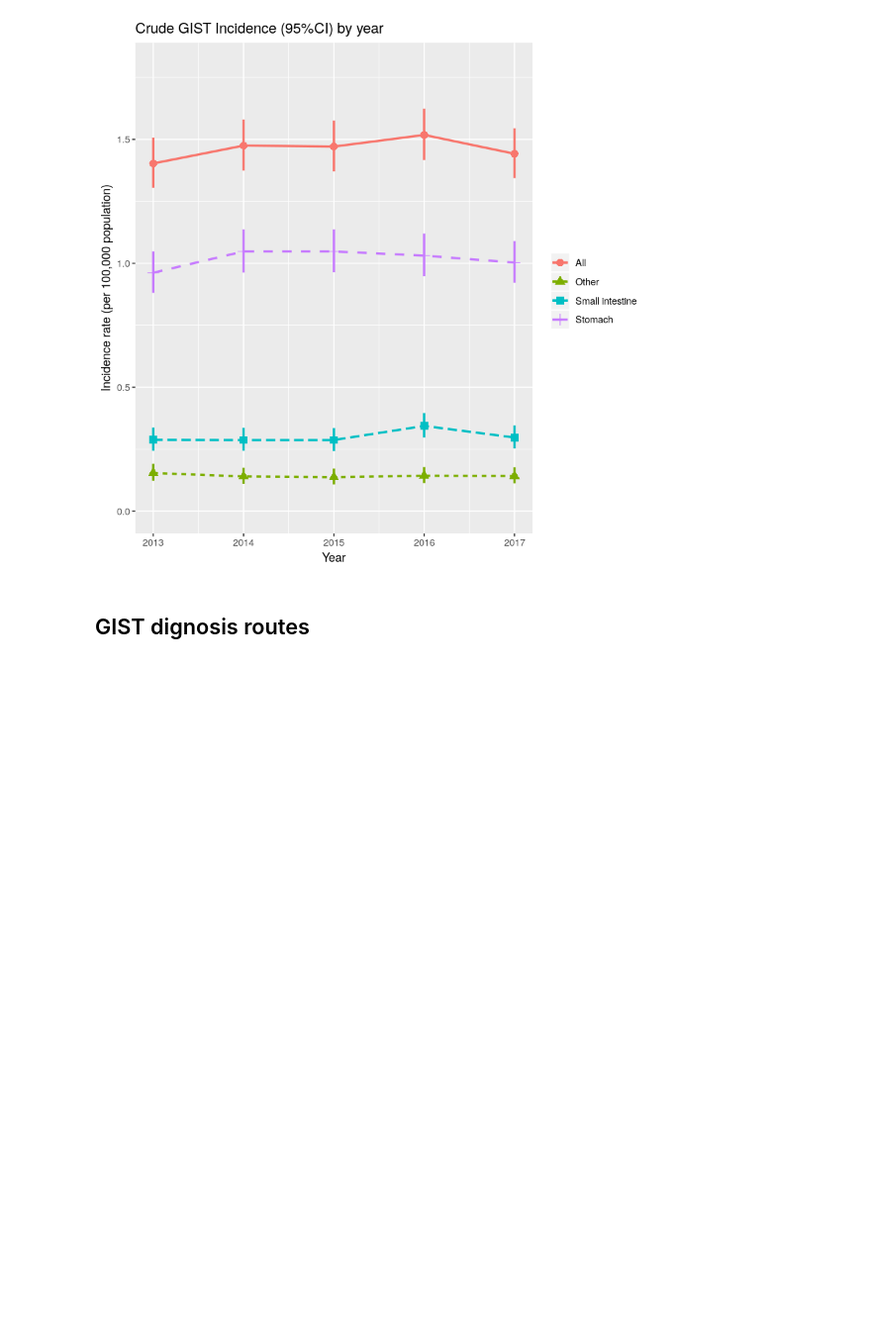
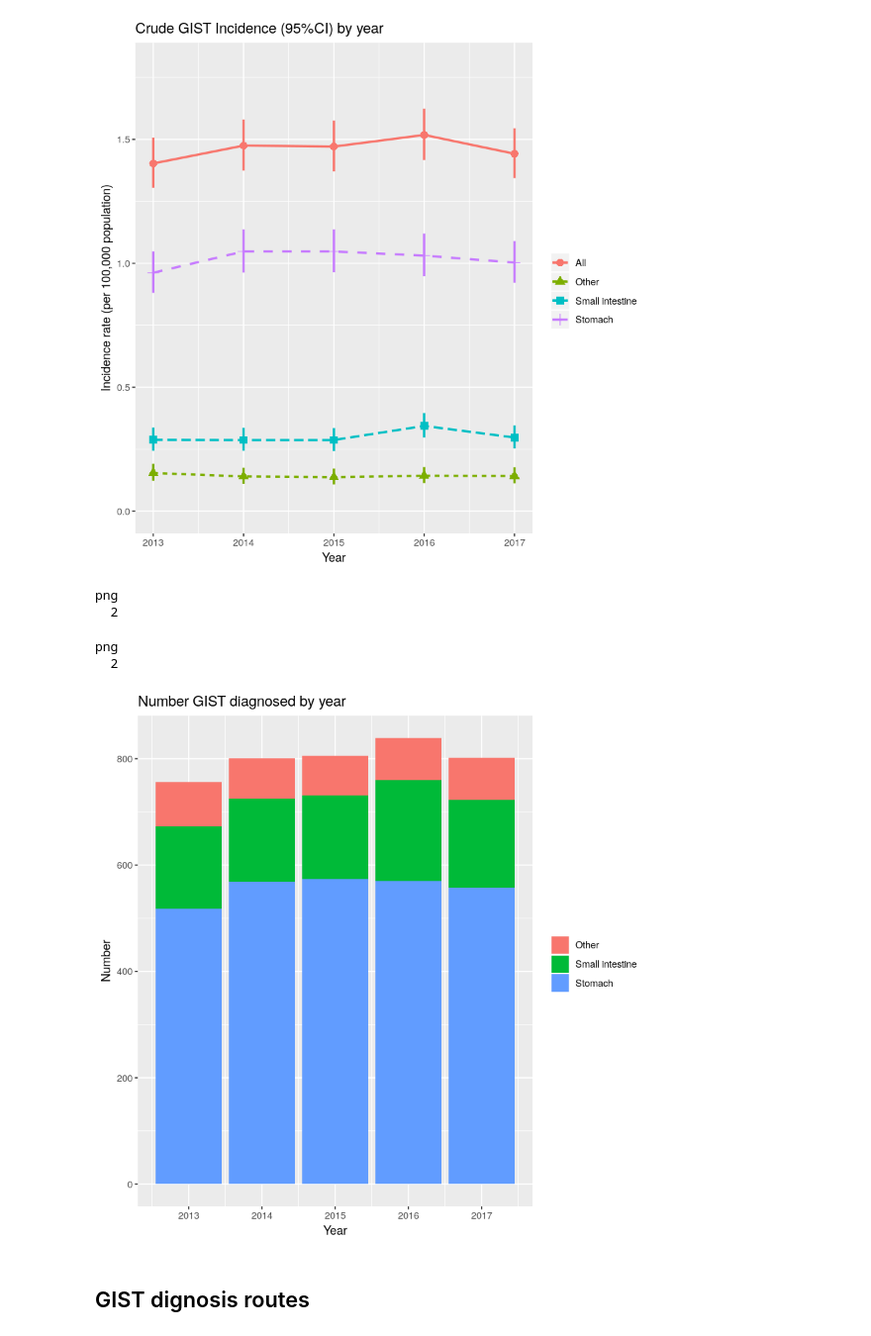
Before and after one commit to brentnall/phe-gist, a Jupyter notebook: analysis/gist-phe-analysis.ipynb, the cells around one changed output. Shown at 99% size. Drawn from its saved outputs; the diff is of its cells as text; code cells hidden in the pictures; blank space fills up the shorter version.

Commit message:
Update analysis with new charts showing number diagnosed, plus route breakdown by age for stomach type

```diff
--- a/analysis/gist-phe-analysis.ipynb
+++ b/analysis/gist-phe-analysis.ipynb
@@ -112,6 +126,34 @@ png
 png
   2
 [figure]
+# %%
+##plot 2 - number by year
+
+t.inc<- mydta3$Age=="All ages" & mydta3$Tumour.Type.3!="All"
+
+myplot1n <- ggplot(data = mydta3[t.inc,], aes(x = Year, y = Incidence)) +
+    geom_col(aes(fill=Tumour.Type.3))+
+    labs(title = "Number GIST diagnosed by year",
+         x = "Year", y = "Number") +
+     theme(legend.title=element_blank())
+
+##save chart
+pdf("charts/plot1n.pdf")
+myplot1n
+dev.off()
+
+png("charts/plot1n.png")
+myplot1n
+dev.off()
+
+##show chart
+myplot1n
+# %% [output]
+png
+  2
+png
+  2
+[figure, added]
 # %% [markdown]
 ## GIST dignosis routes
 # %%
```
Also changed, not shown: parts of 9 cells of this notebook, 12 other files.
